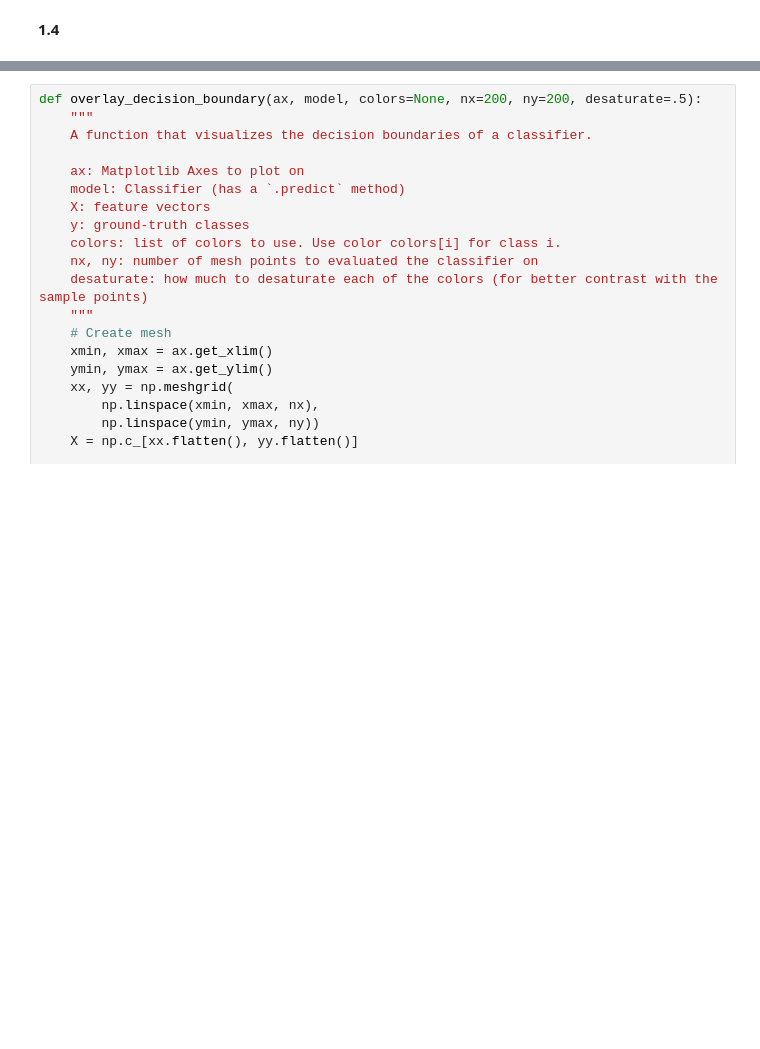
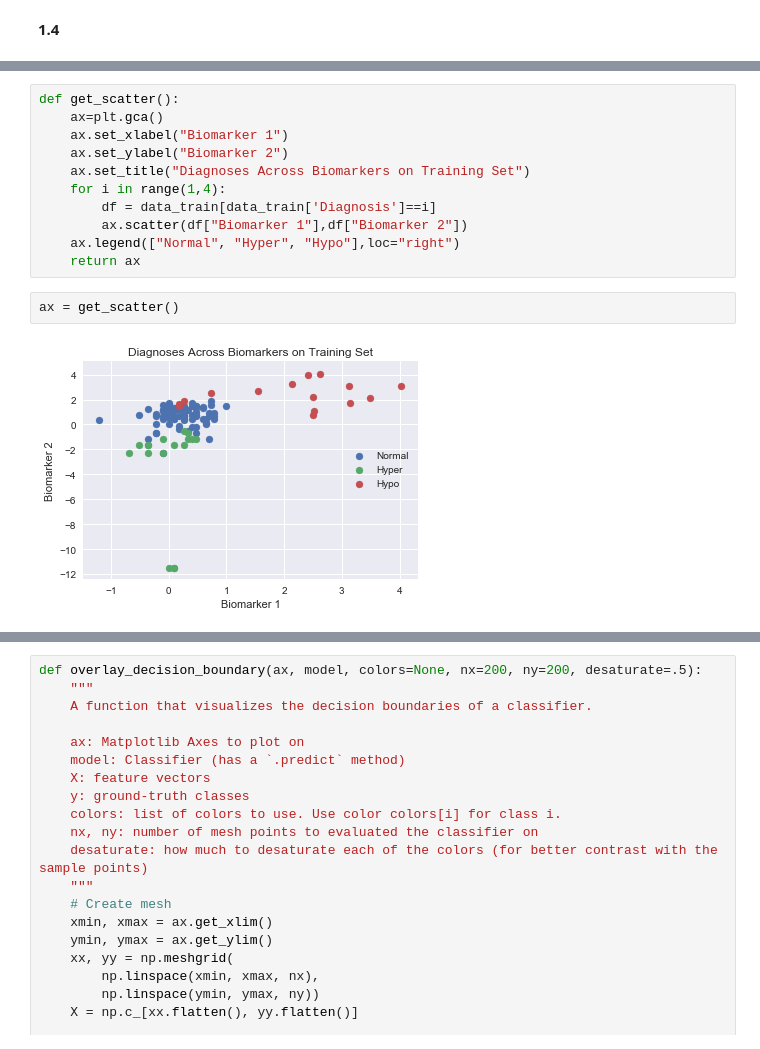
Before and after one commit to tmaounis/cs109a_hw7, a Jupyter notebook: cs109a_hw7.ipynb, the cells around one changed output, grey strips where cells are left out. Drawn from its saved outputs; the diff is of its cells as text; blank space fills up the shorter version.

```diff
--- a/cs109a_hw7.ipynb
+++ b/cs109a_hw7.ipynb
@@ -169,0 +167,15 @@ The ratios are very close to the total dataset's ratio. Additionally, the traini
+# %%
+def get_scatter():
+    ax=plt.gca()
+    ax.set_xlabel("Biomarker 1")
+    ax.set_ylabel("Biomarker 2")
+    ax.set_title("Diagnoses Across Biomarkers on Training Set")
+    for i in range(1,4):
+        df = data_train[data_train['Diagnosis']==i]
+        ax.scatter(df["Biomarker 1"],df["Biomarker 2"])
+    ax.legend(["Normal", "Hyper", "Hypo"],loc="right")
+    return ax
+# %%
+ax = get_scatter()
+# %% [output]
+[figure, added]
```
Also changed, not shown: parts of 16 cells of this notebook.
